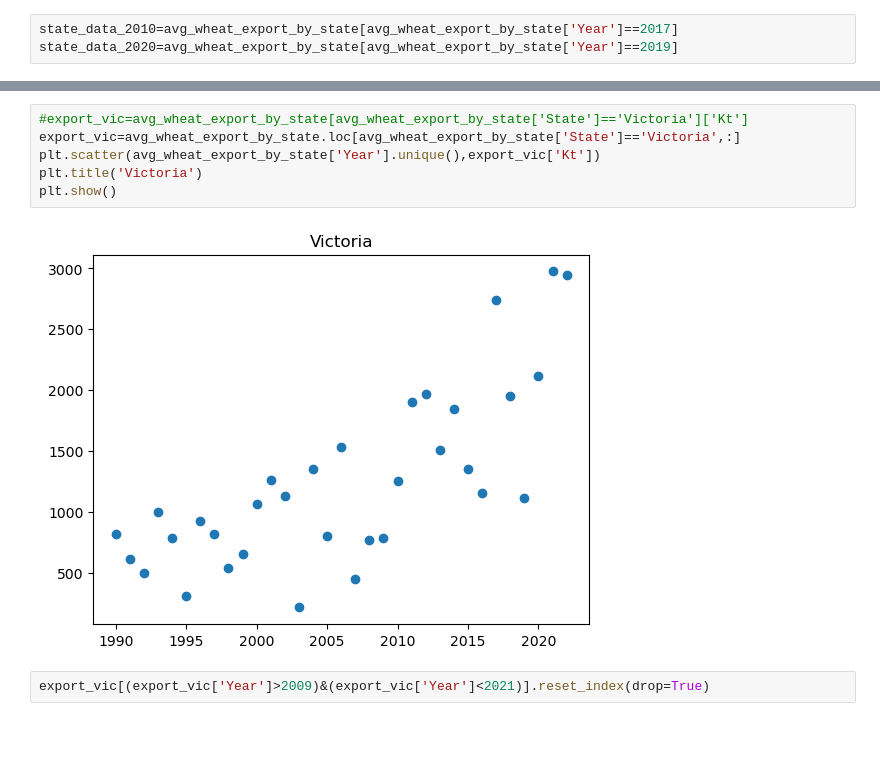
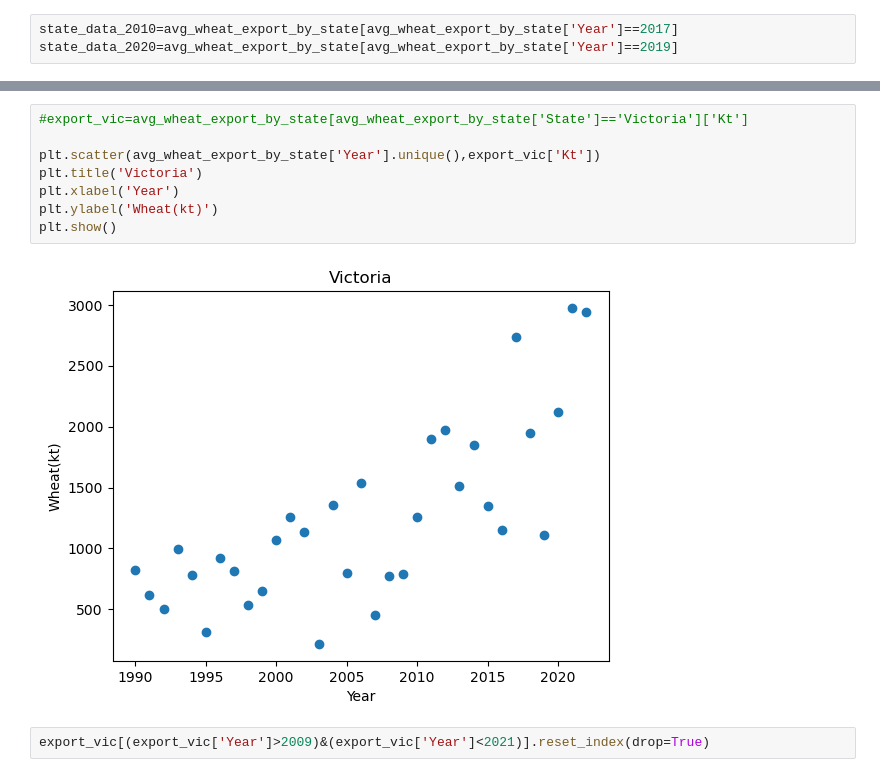
Before and after one commit to B-osborne1/project-one, a Jupyter notebook: project_main_script.ipynb, the cells around one changed output, grey strips where cells are left out. Cells and saved outputs as stored; diff of their text form; blank space fills up the shorter version.

```diff
--- a/project_main_script.ipynb
+++ b/project_main_script.ipynb
@@ -82,11 +102,13 @@ plt.show()
 # %%
 #export_vic=avg_wheat_export_by_state[avg_wheat_export_by_state['State']=='Victoria']['Kt']
-export_vic=avg_wheat_export_by_state.loc[avg_wheat_export_by_state['State']=='Victoria',:]
+
 plt.scatter(avg_wheat_export_by_state['Year'].unique(),export_vic['Kt'])
 plt.title('Victoria')
+plt.xlabel('Year')
+plt.ylabel('Wheat(kt)')
 plt.show()
 # %% [output]
-[figure, old version]
+[figure, new version]
 # %%
 export_vic[(export_vic['Year']>2009)&(export_vic['Year']<2021)].reset_index(drop=True)
 # %% [output]
```
Also changed, not shown: parts of 2 cells of this notebook.
